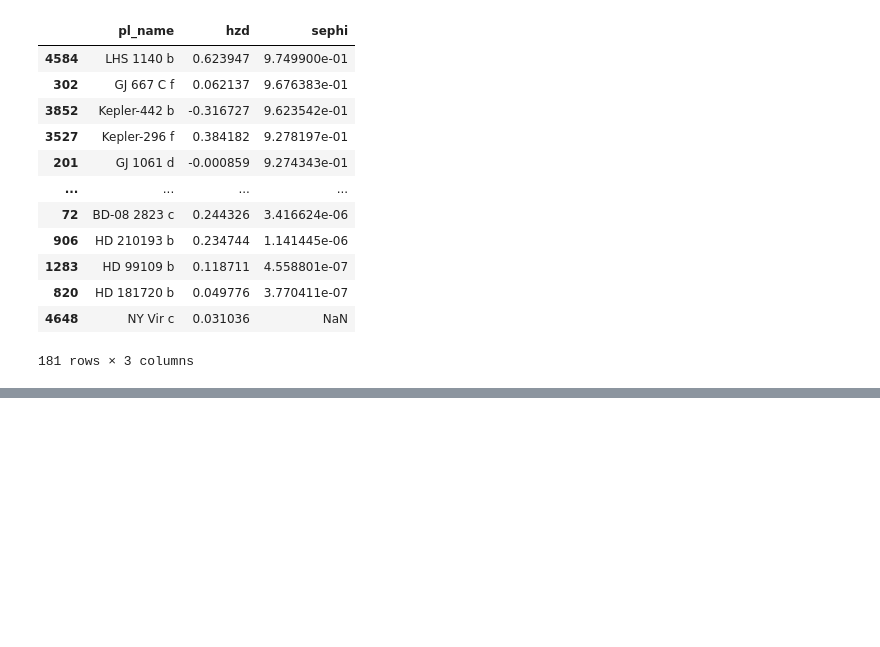
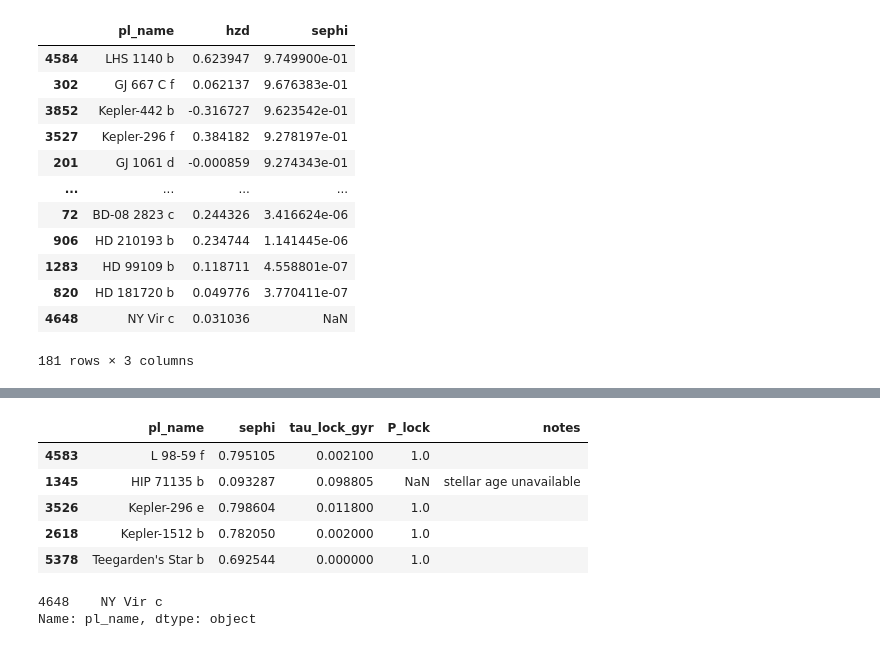
Before and after one commit to ShankarSrivathsa/exoplanet-habitability, a Jupyter notebook: phase_two.ipynb, the cells around one changed output, grey strips where cells are left out. Cells and saved outputs as stored; diff of their text form; code cells hidden in the pictures; blank space fills up the shorter version.

```diff
--- a/phase_two.ipynb
+++ b/phase_two.ipynb
@@ -312,0 +488,16 @@ raw_df[['pl_name','hzd','sephi']].sort_values('sephi',ascending=False)
+# %%
+df = raw_df[['pl_name','sephi','tau_lock_gyr','P_lock','notes']]
+df.head()
+# %% [output]
+|  | pl_name | sephi | tau_lock_gyr | P_lock | notes |
+| 4583 | L 98-59 f | 0.795105 | 0.002100 | 1.0 |  |
+| 1345 | HIP 71135 b | 0.093287 | 0.098805 | NaN | stellar age unavailable |
+| 3526 | Kepler-296 e | 0.798604 | 0.011800 | 1.0 |  |
+| 2618 | Kepler-1512 b | 0.782050 | 0.002000 | 1.0 |  |
+| 5378 | Teegarden's Star b | 0.692544 | 0.000000 | 1.0 |  |
+# %%
+# Checking planet whose SEPHI and P_lock are missing
+df[df['P_lock'].isna() & df['sephi'].isna()]['pl_name']
+# %% [output]
+4648    NY Vir c
+Name: pl_name, dtype: object
```
Also changed, not shown: parts of 7 cells of this notebook.
